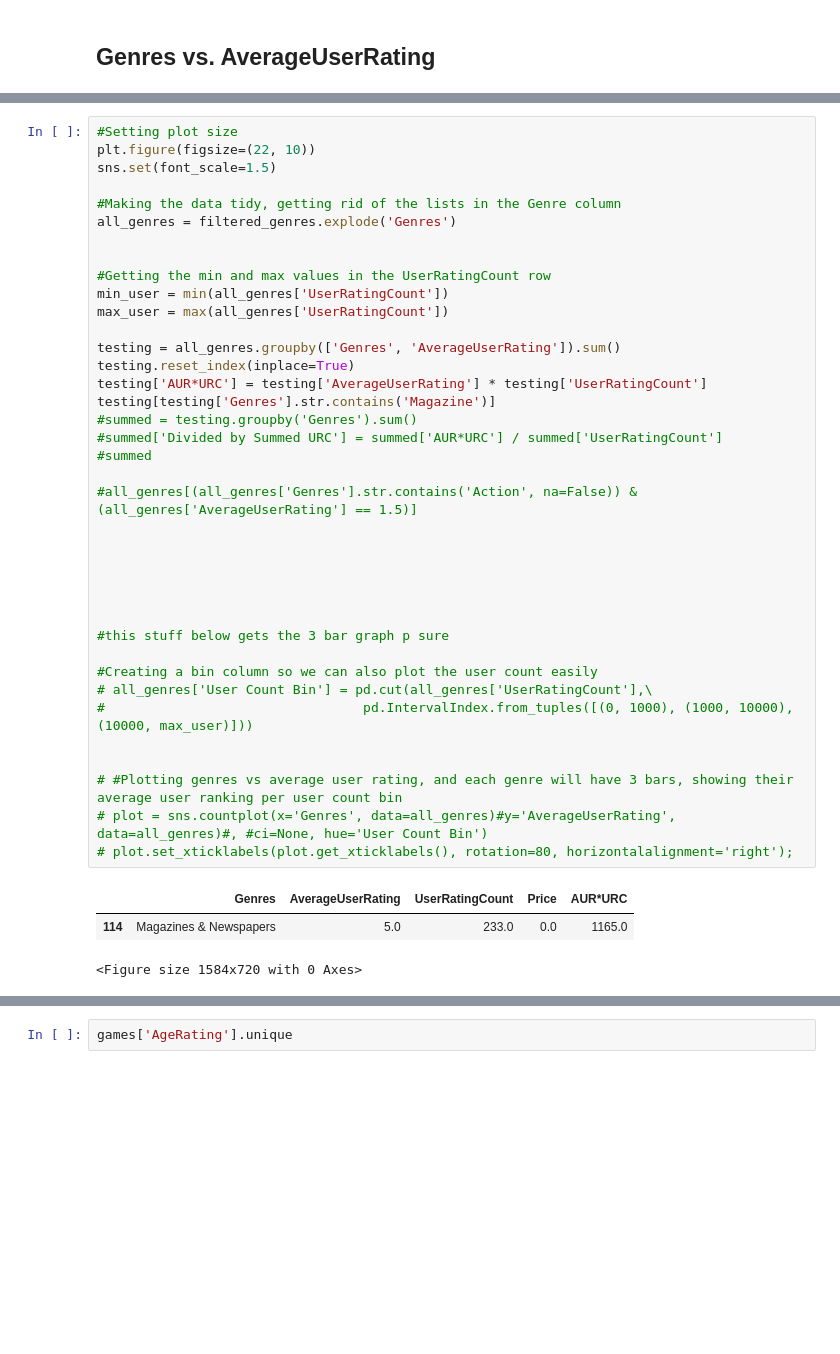
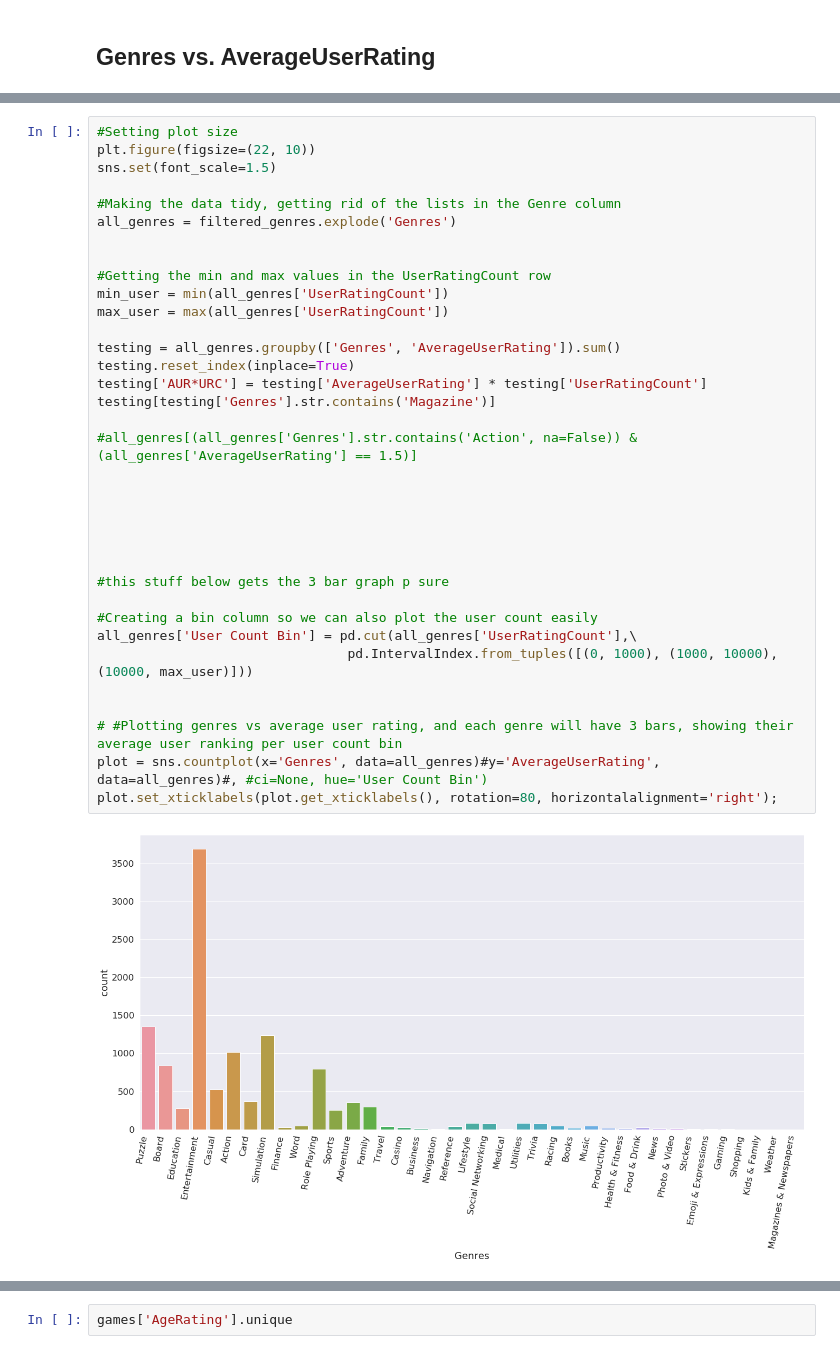
Before and after one commit to jacquelinegao/jacquelinegao.github.io, a Jupyter notebook: Final Tutorial.ipynb, the cells around one changed output, grey strips where cells are left out. Cells and saved outputs as stored; diff of their text form; blank space fills up the shorter version.

```diff
--- a/Final Tutorial.ipynb
+++ b/Final Tutorial.ipynb
@@ -383,40 +355,35 @@ filtered_genres.head()
 plt.figure(figsize=(22, 10))
 sns.set(font_scale=1.5)
 
 #Making the data tidy, getting rid of the lists in the Genre column
 all_genres = filtered_genres.explode('Genres')
 
 
 #Getting the min and max values in the UserRatingCount row
 min_user = min(all_genres['UserRatingCount'])
 max_user = max(all_genres['UserRatingCount'])
 
 testing = all_genres.groupby(['Genres', 'AverageUserRating']).sum()
 testing.reset_index(inplace=True)
 testing['AUR*URC'] = testing['AverageUserRating'] * testing['UserRatingCount']
 testing[testing['Genres'].str.contains('Magazine')]
-#summed = testing.groupby('Genres').sum()
-#summed['Divided by Summed URC'] = summed['AUR*URC'] / summed['UserRatingCount']
-#summed
 
 #all_genres[(all_genres['Genres'].str.contains('Action', na=False)) & (all_genres['AverageUserRating'] == 1.5)]
 
 
 
 
 
 
 #this stuff below gets the 3 bar graph p sure
 
 #Creating a bin column so we can also plot the user count easily
-# all_genres['User Count Bin'] = pd.cut(all_genres['UserRatingCount'],\
-#                                 pd.IntervalIndex.from_tuples([(0, 1000), (1000, 10000), (10000, max_user)]))
+all_genres['User Count Bin'] = pd.cut(all_genres['UserRatingCount'],\
+                                pd.IntervalIndex.from_tuples([(0, 1000), (1000, 10000), (10000, max_user)]))
 
 
 # #Plotting genres vs average user rating, and each genre will have 3 bars, showing their average user ranking per user count bin
-# plot = sns.countplot(x='Genres', data=all_genres)#y='AverageUserRating', data=all_genres)#, #ci=None, hue='User Count Bin')
-# plot.set_xticklabels(plot.get_xticklabels(), rotation=80, horizontalalignment='right');
+plot = sns.countplot(x='Genres', data=all_genres)#y='AverageUserRating', data=all_genres)#, #ci=None, hue='User Count Bin')
+plot.set_xticklabels(plot.get_xticklabels(), rotation=80, horizontalalignment='right');
 # %% [output]
-|  | Genres | AverageUserRating | UserRatingCount | Price | AUR*URC |
-| 114 | Magazines & Newspapers | 5.0 | 233.0 | 0.0 | 1165.0 |
-<Figure size 1584x720 with 0 Axes>
+[figure, added]
```
Also changed, not shown: parts of 9 cells of this notebook, 1 other file.
